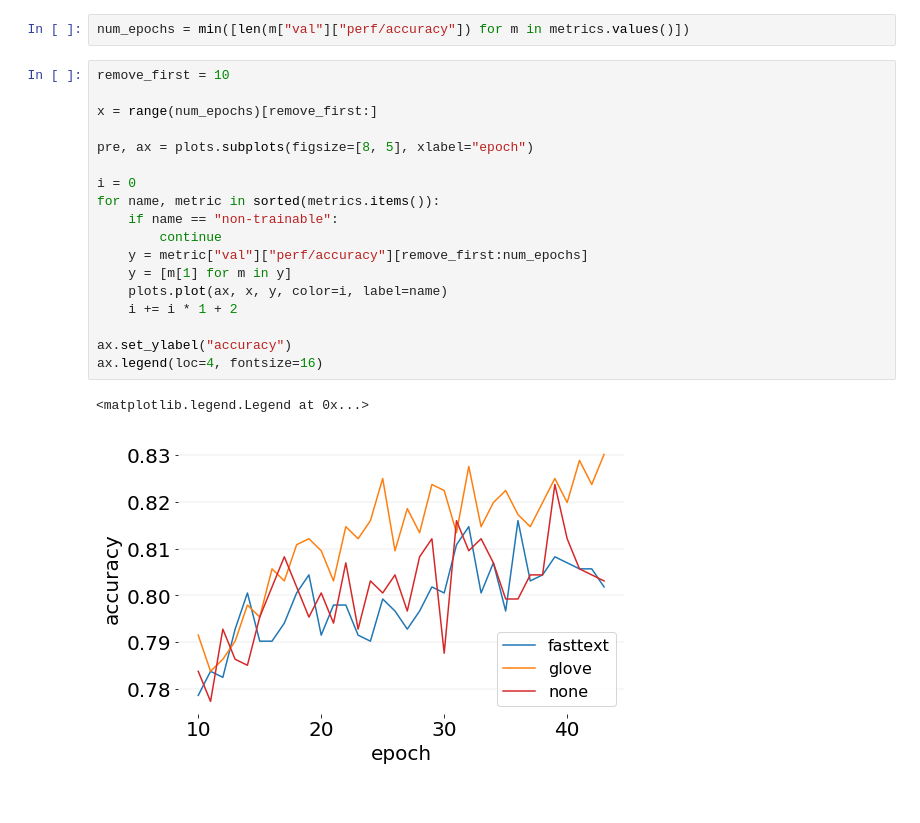
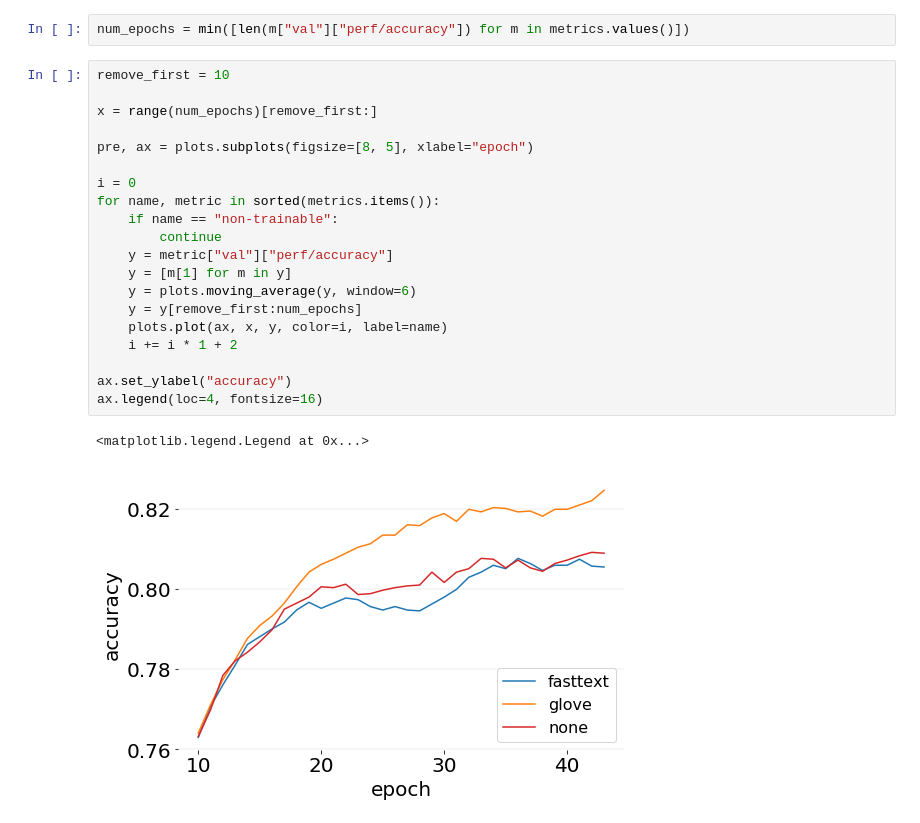
Before and after one commit to jpbottaro/anna, a Jupyter notebook: notebook/text/experiments/embeddings.ipynb, the cells around one changed output. Drawn from its saved outputs; the diff is of its cells as text.

Commit message:
notebook: use moving average for embeddings experiment

```diff
--- a/notebook/text/experiments/embeddings.ipynb
+++ b/notebook/text/experiments/embeddings.ipynb
@@ -79,24 +79,26 @@ num_epochs = min([len(m["val"]["perf/accuracy"]) for m in metrics.values()])
 # %%
 remove_first = 10
 
 x = range(num_epochs)[remove_first:]
 
 pre, ax = plots.subplots(figsize=[8, 5], xlabel="epoch")
 
 i = 0
 for name, metric in sorted(metrics.items()):
     if name == "non-trainable":
         continue
-    y = metric["val"]["perf/accuracy"][remove_first:num_epochs]
+    y = metric["val"]["perf/accuracy"]
     y = [m[1] for m in y]
+    y = plots.moving_average(y, window=6)
+    y = y[remove_first:num_epochs]
     plots.plot(ax, x, y, color=i, label=name)
     i += i * 1 + 2
 
 ax.set_ylabel("accuracy")
 ax.legend(loc=4, fontsize=16)
 # %% [output]
 <matplotlib.legend.Legend at 0x...>
-[figure, old version]
+[figure, new version]
 # %%
 remove_first = 10
 
```
Also changed, not shown: parts of 1 cell of this notebook.
